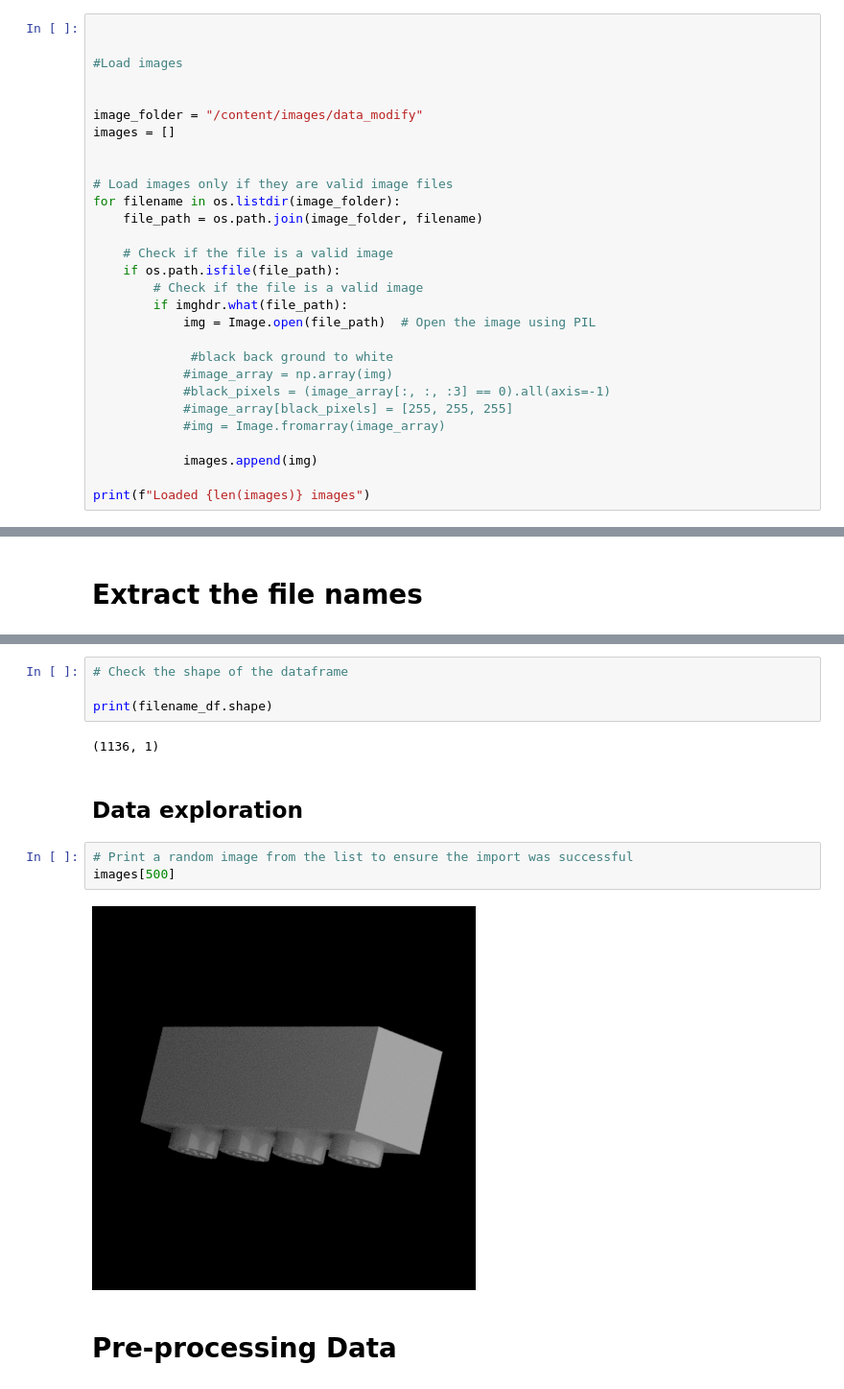
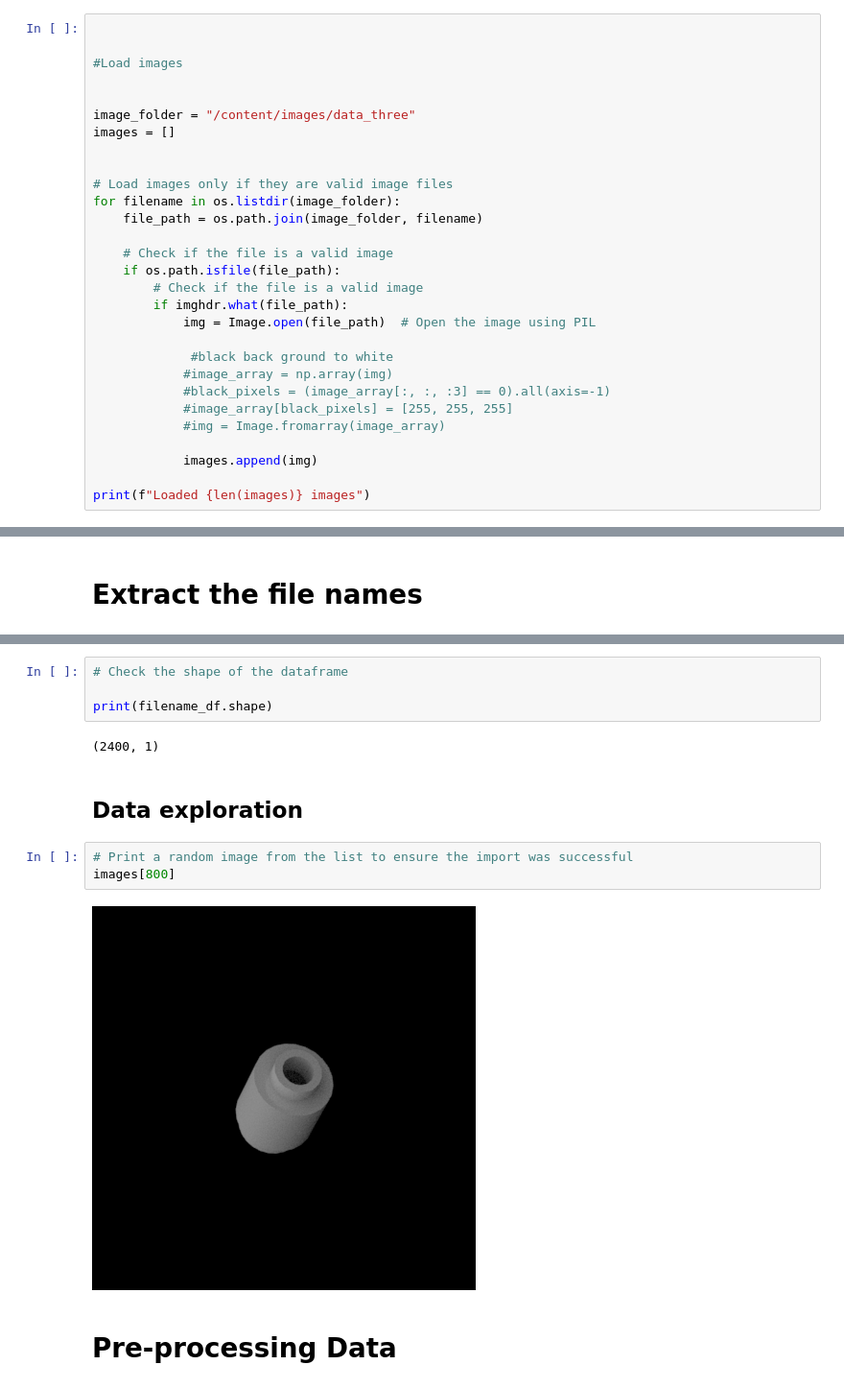
Before and after one commit to maadhuvijay/Project-3-AI-Bootcamp, a Jupyter notebook: Lego_classifier.ipynb, the cells around one changed output, grey strips where cells are left out. Shown: that part at 96% size. Cells and saved outputs as stored; diff of their text form.

```diff
--- a/Lego_classifier.ipynb
+++ b/Lego_classifier.ipynb
@@ -48,7 +48,7 @@ with zipfile.ZipFile(zip_file, 'r') as zip_ref:
 #Load images
 
 
-image_folder = "/content/images/data_modify"
+image_folder = "/content/images/data_three"
 images = []
 
 
@@ -129,14 +140,14 @@ filename_df.head()  # Show first few rows
 
 print(filename_df.shape)
 # %% [output]
-(1136, 1)
+(2400, 1)
 # %% [markdown]
 ## Data exploration
 # %%
 # Print a random image from the list to ensure the import was successful
-images[500]
+images[800]
 # %% [output]
-[figure, old version]
+[figure, new version]
 # %% [markdown]
 # Pre-processing Data
 # %%
```
Also changed, not shown: parts of 53 cells of this notebook.
